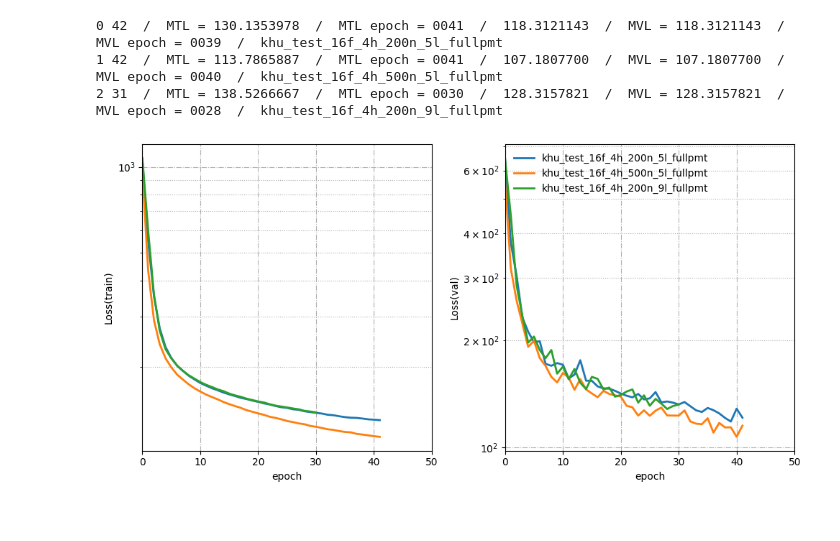
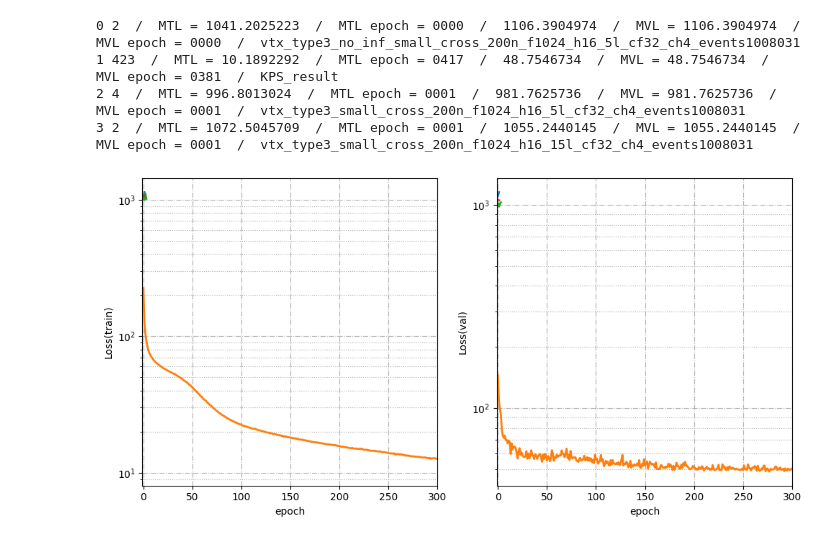
Before and after one commit to chyoo92/KNO_reconstruction, a Jupyter notebook: KNO_vertex/loss.ipynb, the cells around one changed output. Cells and saved outputs as stored; diff of their text form; code cells hidden in the pictures.

```diff
--- a/KNO_vertex/loss.ipynb
+++ b/KNO_vertex/loss.ipynb
@@ -6,7 +6,7 @@ import numpy as np
 import glob
 # %%
 ## uni = file name
-uni = "fullpmt"
+uni = ""
 
 path = "/home/chyoo/work/KNO_reconstruction/KNO_vertex/result/*" + uni +"*/train.csv"
 train_path = glob.glob(path)
@@ -21,3 +35,20 @@ khu_test_16f_4h_500n_5l_fullpmt
+# %%
+train_list = [
+
+ '/home/chyoo/work/KNO_reconstruction/KNO_vertex/result/KPS_result/train.csv',
+
+  '/home/chyoo/work/KNO_reconstruction/KNO_vertex/result/vtx_type3_normal_model_norm_false_200n_f32_h4_3l_cf32_events1008031/train.csv',
+
+
+  '/home/chyoo/work/KNO_reconstruction/KNO_vertex/result/vtx_type3_inf_normal_model_norm_false_200n_f32_h4_3l_cf32_events1008031/train.csv',
+   '/home/chyoo/work/KNO_reconstruction/KNO_vertex/result/vtx_type3_two_cross_normal_model_norm_false_3000n_f10_h2_200n_f128_h8_3l_events1008031/train.csv',
+]
+
+
+
+
+
+#   '/home/chyoo/work/KNO_reconstruction/KNO_vertex/result/KPS_result/train.csv']
 # %%
 plt.rcParams['figure.figsize'] = (10, 5)
 plt.rcParams['lines.linewidth'] = 1
@@ -32,41 +63,49 @@ ax2 = plt.subplot(1, 2, 2, yscale='log', ylabel='Loss(val)', xlabel='epoch')
 for ax in (ax1, ax2):
     ax.grid(which='major', axis='both', linestyle='-.')
     ax.grid(which='minor', linestyle=':')
-    ax.set_xlim([0,50])
+    ax.set_xlim([-1,300])
 
 lines, labels = [], []
 
 for i in range(len(train_list)):
     df = pd.read_csv(train_list[i])
 
     label = train_list[i]
+    # label = labelss[i]
     l =  ax1.plot(df['loss'], linewidth=2)
     ax2.plot(df['val_loss'], linewidth=2,label=label.split('/')[-2])
+    # ax2.plot(df['val_loss'], linewidth=2,label=label)
 
+    # if df['val_loss'][0] < 250:
+
+    #     print(df['val_loss'][0])
+    #     print(label)
     print(i,
         len(df['loss']),
         ' / ',
         "MTL = " + f"{df['loss'].min():.7f}",
         " / ",
         "MTL epoch = " + str("{:04}".format(np.where(df['loss']==df['loss'].min())[0][0])),
         " / ",
         f"{df['val_loss'].min():.7f}",
         " / ",
         "MVL = " + f"{df['val_loss'].min():.7f}",
         " / ",
         "MVL epoch = " + str("{:04}".format(np.where(df['val_loss']==df['val_loss'].min())[0][0])),
         " / ",
+        # labelss)
         label.split('/')[-2])
 
     lines.append(l[0])
     labels.append(label)
 plt.tight_layout()
 # plt.savefig('acc_loss.png',dpi=300)
-plt.legend()
+# plt.legend()
 plt.show()
 plt.close()
 # %% [output]
-0 42  /  MTL = 130.1353978  /  MTL epoch = 0041  /  118.3121143  /  MVL = 118.3121143  /  MVL epoch = 0039  /  khu_test_16f_4h_200n_5l_fullpmt
-1 42  /  MTL = 113.7865887  /  MTL epoch = 0041  /  107.1807700  /  MVL = 107.1807700  /  MVL epoch = 0040  /  khu_test_16f_4h_500n_5l_fullpmt
-2 31  /  MTL = 138.5266667  /  MTL epoch = 0030  /  128.3157821  /  MVL = 128.3157821  /  MVL epoch = 0028  /  khu_test_16f_4h_200n_9l_fullpmt
+0 2  /  MTL = 1041.2025223  /  MTL epoch = 0000  /  1106.3904974  /  MVL = 1106.3904974  /  MVL epoch = 0000  /  vtx_type3_no_inf_small_cross_200n_f1024_h16_5l_cf32_ch4_events1008031
+1 423  /  MTL = 10.1892292  /  MTL epoch = 0417  /  48.7546734  /  MVL = 48.7546734  /  MVL epoch = 0381  /  KPS_result
+2 4  /  MTL = 996.8013024  /  MTL epoch = 0001  /  981.7625736  /  MVL = 981.7625736  /  MVL epoch = 0001  /  vtx_type3_small_cross_200n_f1024_h16_5l_cf32_ch4_events1008031
+3 2  /  MTL = 1072.5045709  /  MTL epoch = 0001  /  1055.2440145  /  MVL = 1055.2440145  /  MVL epoch = 0001  /  vtx_type3_small_cross_200n_f1024_h16_15l_cf32_ch4_events1008031
-[figure, old version]
+[figure, new version]
```
Also changed, not shown: parts of 2 cells of this notebook, 28 other files.
